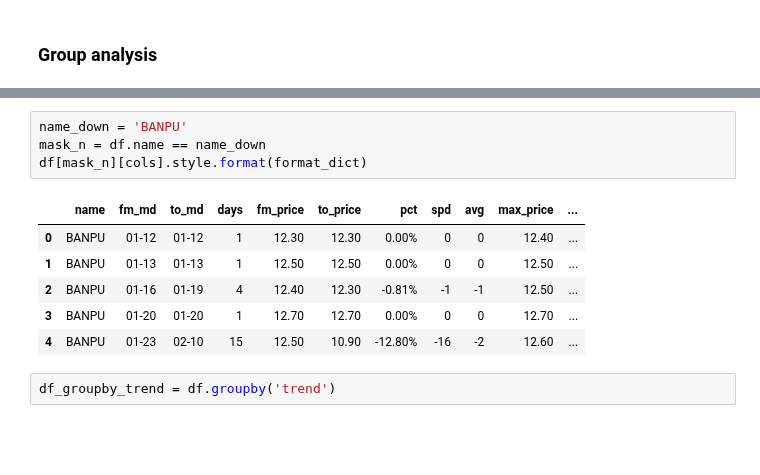
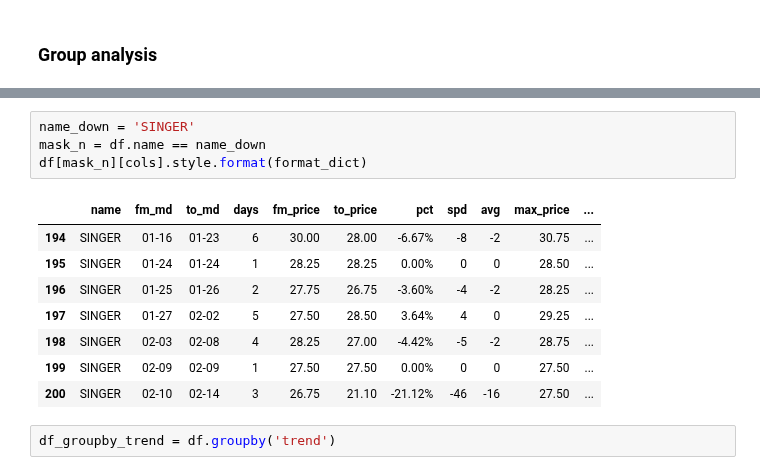
Before and after one commit to santimcs/A7, a Jupyter notebook: Daily/240 - Summary Sales Analysis.ipynb, the cells around one changed output, grey strips where cells are left out. Drawn from its saved outputs; the diff is of its cells as text; blank space fills up the shorter version.

```diff
--- a/Daily/240 - Summary Sales Analysis.ipynb
+++ b/Daily/240 - Summary Sales Analysis.ipynb
@@ -204,14 +214,16 @@ df[mask_m][cols].sort_values('pct',ascending=True).head().style.format(format_di
 # %%
-name_down = 'BANPU'
+name_down = 'SINGER'
 mask_n = df.name == name_down
 df[mask_n][cols].style.format(format_dict)
 # %% [output]
 |  | name | fm_md | to_md | days | fm_price | to_price | pct | spd | avg | max_price | ... |
-| 0 | BANPU | 01-12 | 01-12 | 1 | 12.30 | 12.30 | 0.00% | 0 | 0 | 12.40 | ... |
-| 1 | BANPU | 01-13 | 01-13 | 1 | 12.50 | 12.50 | 0.00% | 0 | 0 | 12.50 | ... |
-| 2 | BANPU | 01-16 | 01-19 | 4 | 12.40 | 12.30 | -0.81% | -1 | -1 | 12.50 | ... |
-| 3 | BANPU | 01-20 | 01-20 | 1 | 12.70 | 12.70 | 0.00% | 0 | 0 | 12.70 | ... |
-| 4 | BANPU | 01-23 | 02-10 | 15 | 12.50 | 10.90 | -12.80% | -16 | -2 | 12.60 | ... |
+| 194 | SINGER | 01-16 | 01-23 | 6 | 30.00 | 28.00 | -6.67% | -8 | -2 | 30.75 | ... |
+| 195 | SINGER | 01-24 | 01-24 | 1 | 28.25 | 28.25 | 0.00% | 0 | 0 | 28.50 | ... |
+| 196 | SINGER | 01-25 | 01-26 | 2 | 27.75 | 26.75 | -3.60% | -4 | -2 | 28.25 | ... |
+| 197 | SINGER | 01-27 | 02-02 | 5 | 27.50 | 28.50 | 3.64% | 4 | 0 | 29.25 | ... |
+| 198 | SINGER | 02-03 | 02-08 | 4 | 28.25 | 27.00 | -4.42% | -5 | -2 | 28.75 | ... |
+| 199 | SINGER | 02-09 | 02-09 | 1 | 27.50 | 27.50 | 0.00% | 0 | 0 | 27.50 | ... |
+| 200 | SINGER | 02-10 | 02-14 | 3 | 26.75 | 21.10 | -21.12% | -46 | -16 | 27.50 | ... |
 # %%
 df_groupby_trend = df.groupby('trend')
 # %%
```
Also changed, not shown: parts of 23 cells of this notebook, 55 other files.
